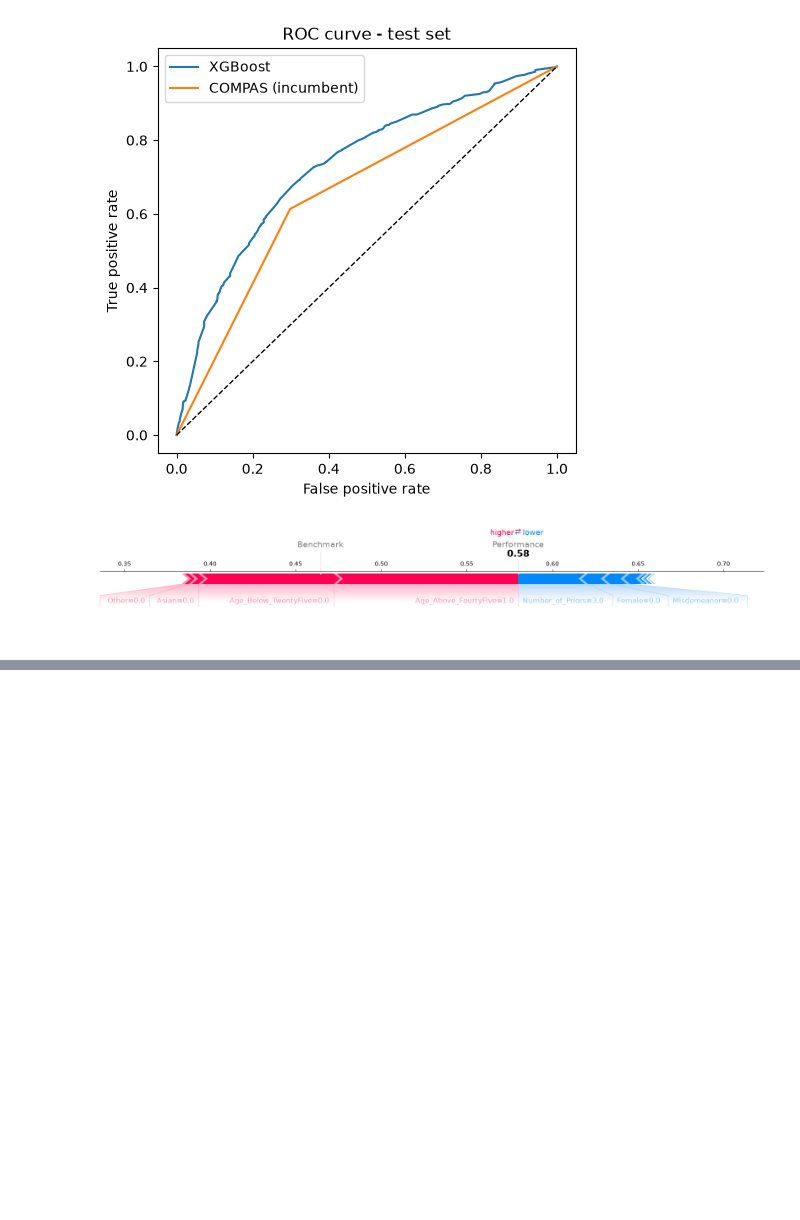
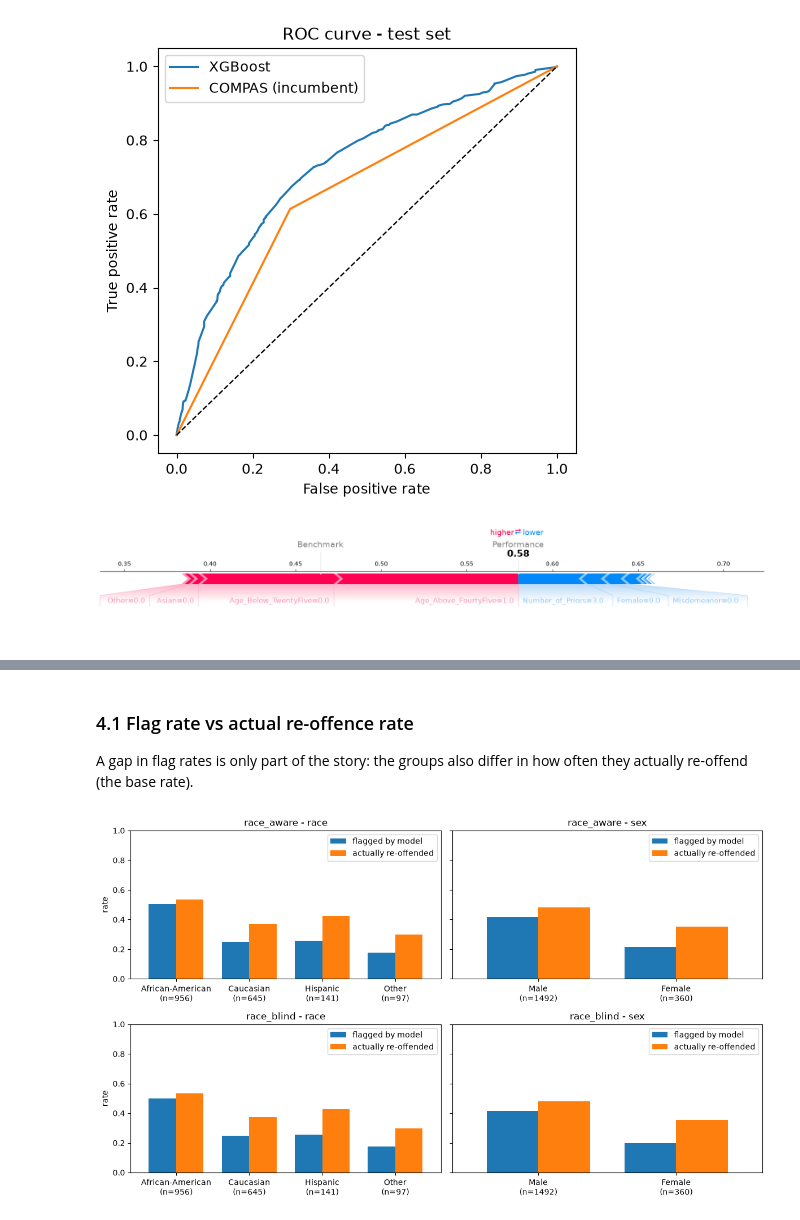
Before and after one commit to MaximeDespreaux/ThinkCarefully, a Jupyter notebook: xgboost/base-model.ipynb, the cells around one changed output, grey strips where cells are left out. Cells and saved outputs as stored; diff of their text form; code cells hidden in the pictures; blank space fills up the shorter version.

Commit message:
add fairness section

```diff
--- a/xgboost/base-model.ipynb
+++ b/xgboost/base-model.ipynb
@@ -109,0 +120,44 @@ viz.force_plot(XPER_values=(phi.to_numpy(), phi_i.to_numpy()),
+# %%
+import pandas as pd
+
+from fairness import (
+    candidate_variables,
+    conditional_parity_detail,
+    fpdp_all,
+    group_rates,
+    make_strata,
+    parity_table,
+    predict_labels,
+)
+
+FAIRNESS_MODELS = ["race_aware", "race_blind"]
+
+fair = {}
+for feature_set in FAIRNESS_MODELS:
+    _, fs_test = load_data(feature_set)
+    fs_model = load_model(feature_set)
+    fair[feature_set] = {
+        "test": fs_test,
+        "model": fs_model,
+        "y_pred": predict_labels(fs_model, fs_test),
+        "strata": make_strata(fs_test),
+    }
+# %% [markdown]
+### 4.1 Flag rate vs actual re-offence rate
+
+A gap in flag rates is only part of the story: the groups also differ in how often they actually re-offend (the base rate).
+# %%
+fig, axes = plt.subplots(2, 2, figsize=(12, 7), sharey=True)
+for row, feature_set in enumerate(FAIRNESS_MODELS):
+    f = fair[feature_set]
+    for col, attribute in enumerate(["race", "sex"]):
+        rates = group_rates(f["y_pred"], f["test"], attribute)
+        ax = axes[row, col]
+        rates[["flag_rate", "base_rate"]].plot.bar(ax=ax, rot=0, width=0.75)
+        ax.set_xticklabels([f"{g}\n(n={n})" for g, n in rates["n"].items()])
+        ax.set(title=f"{feature_set} - {attribute}", xlabel="", ylabel="rate", ylim=(0, 1))
+        ax.legend(["flagged by model", "actually re-offended"], loc="upper right")
+fig.tight_layout()
+plt.show()
+# %% [output]
+[figure, added]
```
Also changed, not shown: parts of 13 cells of this notebook.
